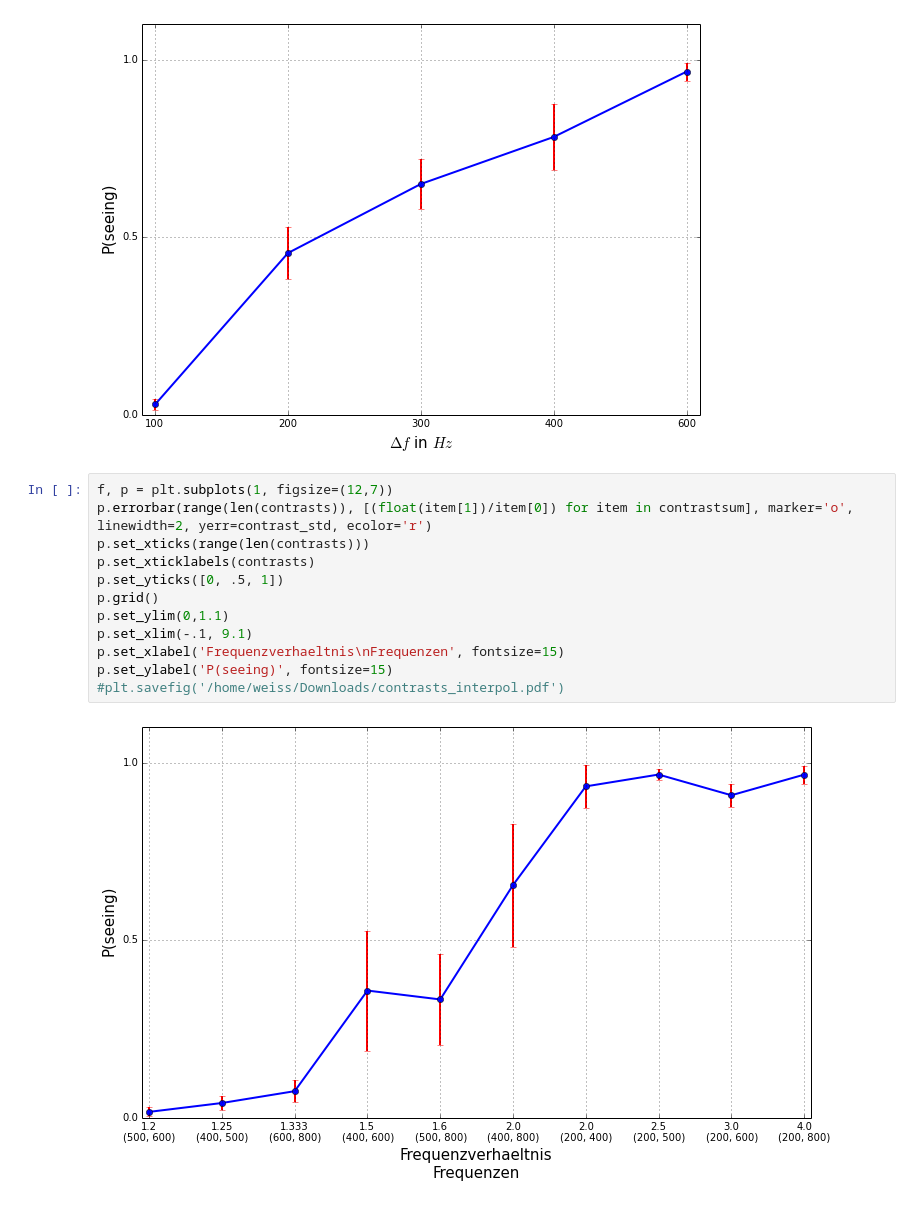
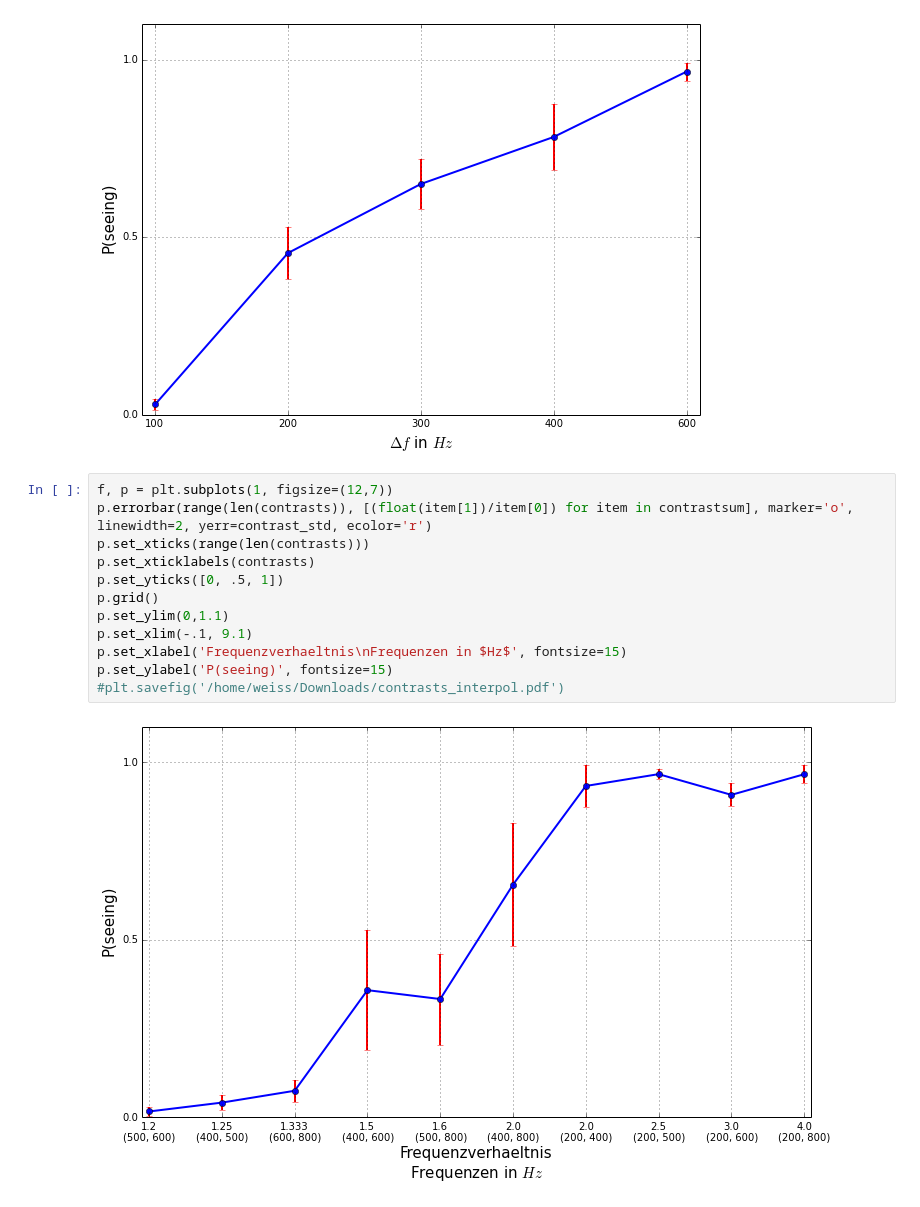
Before and after one commit to wachtlerlab/RWeiss, a Jupyter notebook: Auswertung_all_means.ipynb, the cells around one changed output. Cells and saved outputs as stored; diff of their text form.

Commit message:
plots

```diff
--- a/Auswertung_all_means.ipynb
+++ b/Auswertung_all_means.ipynb
@@ -155,17 +167,17 @@ p.set_xlim(-.1, 4.1)
 # %%
 f, p = plt.subplots(1, figsize=(12,7))
 p.errorbar(range(len(contrasts)), [(float(item[1])/item[0]) for item in contrastsum], marker='o', linewidth=2, yerr=contrast_std, ecolor='r')
 p.set_xticks(range(len(contrasts)))
 p.set_xticklabels(contrasts)
 p.set_yticks([0, .5, 1])
 p.grid()
 p.set_ylim(0,1.1)
 p.set_xlim(-.1, 9.1)
-p.set_xlabel('Frequenzverhaeltnis\nFrequenzen', fontsize=15)
+p.set_xlabel('Frequenzverhaeltnis\nFrequenzen in $Hz$', fontsize=15)
 p.set_ylabel('P(seeing)', fontsize=15)
 #plt.savefig('/home/weiss/Downloads/contrasts_interpol.pdf')
 # %% [output]
-[figure, old version]
+[figure, new version]
 # %%
 low = ('false\npositives', (400,500), (500,400), (500,600), (600,500), (600,800), (800,600))
 low_vals = [d_all[item] for item in low]
```
Also changed, not shown: parts of 3 cells of this notebook, 1 other file.
